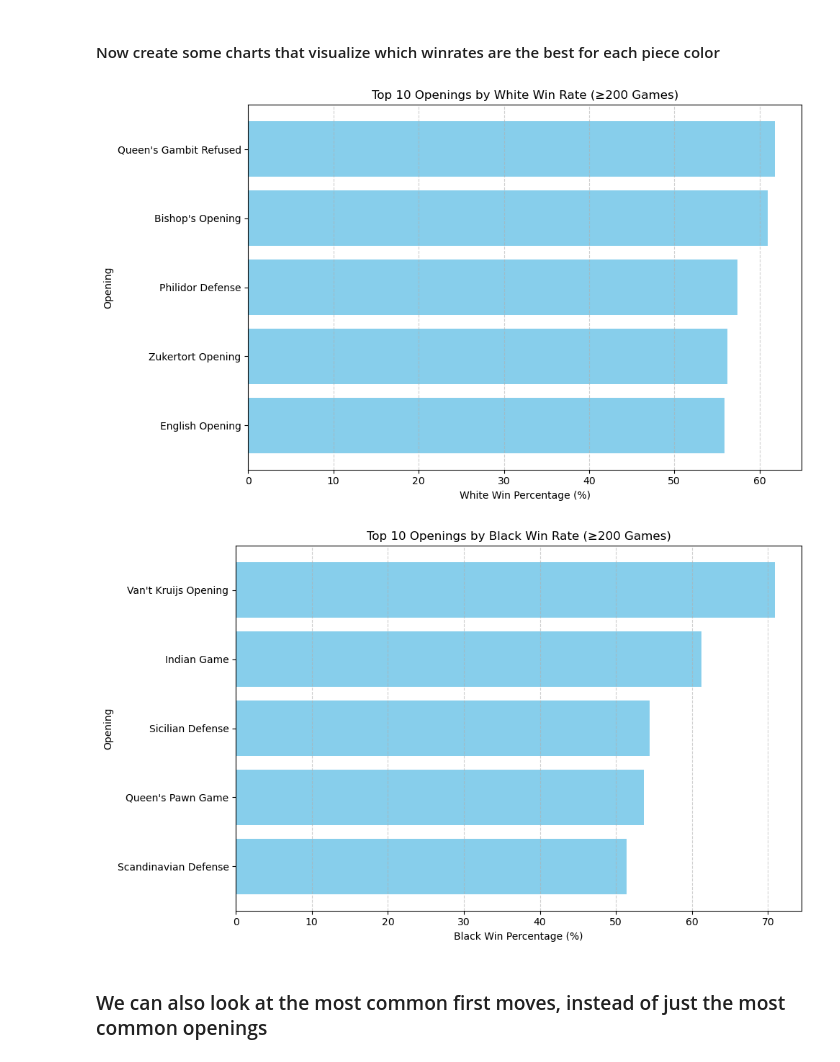
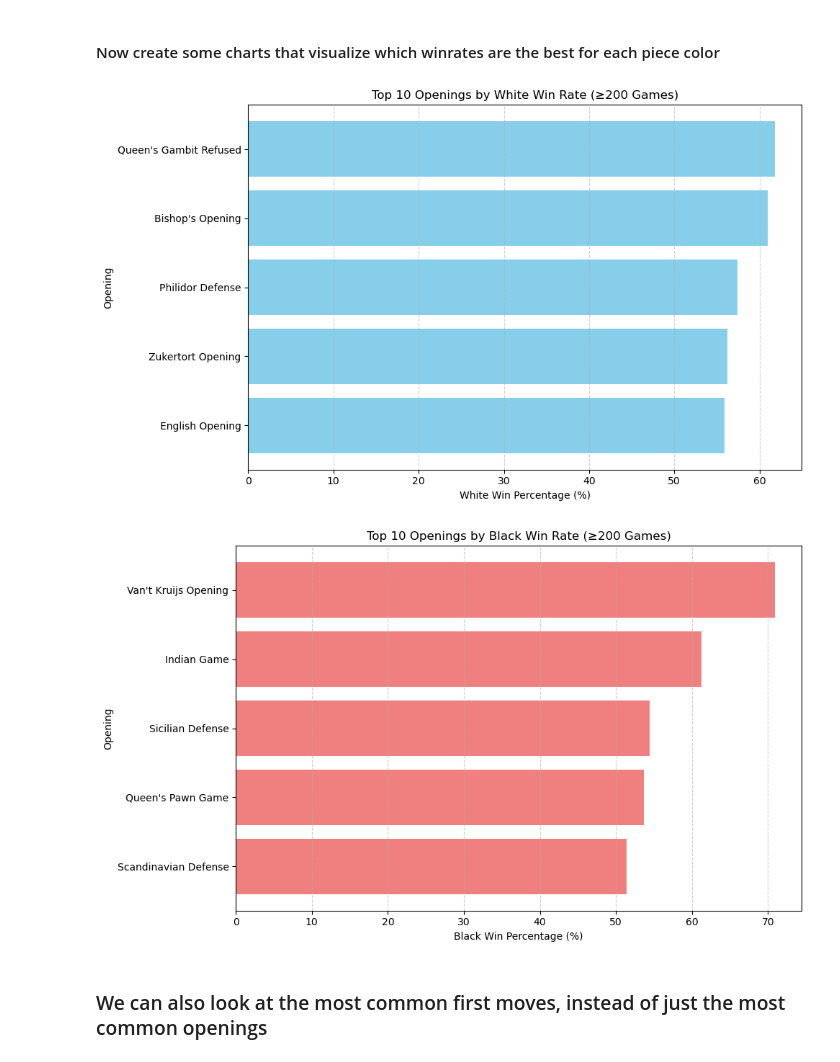
Before and after one commit to jwestjohn03/ChessOpenings, a Jupyter notebook: chess_openings_analysis.ipynb, the cells around one changed output. Saved outputs shown, nothing was run; the diff lists cells and outputs as text; code cells hidden in the pictures.

```diff
--- a/chess_openings_analysis.ipynb
+++ b/chess_openings_analysis.ipynb
@@ -36,6 +36,11 @@ import os
 # Create a folder named images so we can save all of our plots to this
 os.makedirs("images", exist_ok=True)
 
+# Also create consistent colors for every plot
+overall_color = 'steelblue'
+white_color = 'skyblue'
+black_color = 'lightcoral'
+
 # Download latest version
 path = kagglehub.dataset_download("datasnaek/chess")
 
@@ -319,35 +324,35 @@ print(filtered_white.head(5))
 # %%
 # Select the top 5 openings to visualize
 top_openings_white = filtered_white.head(5)
 top_openings_black = filtered_black.head(5)
 
 
 # Plot White
 plt.figure(figsize=(10, 6))
-plt.barh(top_openings_white['opening_main'], top_openings_white['White Win %'], color='skyblue')
+plt.barh(top_openings_white['opening_main'], top_openings_white['White Win %'], color= white_color)
 plt.xlabel('White Win Percentage (%)')
 plt.ylabel('Opening')
 plt.title(f'Top {top_n} Openings by White Win Rate (≥200 Games)')
 plt.gca().invert_yaxis()
 plt.grid(axis='x', linestyle='--', alpha=0.6)
 plt.tight_layout()
 plt.savefig("images/top_white_openings.png", dpi=300, bbox_inches='tight')
 plt.show()
 
 # Plot Black
 plt.figure(figsize=(10, 6))
-plt.barh(top_openings_black['opening_main'], top_openings_black['Black Win %'], color='skyblue')
+plt.barh(top_openings_black['opening_main'], top_openings_black['Black Win %'], color= black_color)
 plt.xlabel('Black Win Percentage (%)')
 plt.ylabel('Opening')
 plt.title(f'Top {top_n} Openings by Black Win Rate (≥200 Games)')
 plt.gca().invert_yaxis()
 plt.grid(axis='x', linestyle='--', alpha=0.6)
 plt.tight_layout()
 plt.savefig("images/top_black_openings.png", dpi=300, bbox_inches='tight')
 plt.show()
 # %% [output]
 [figure]
-[figure, old version]
+[figure, new version]
 # %% [markdown]
 ### We can also look at the most common first moves, instead of just the most common openings
 # %%
```
Also changed, not shown: parts of 8 cells of this notebook.
